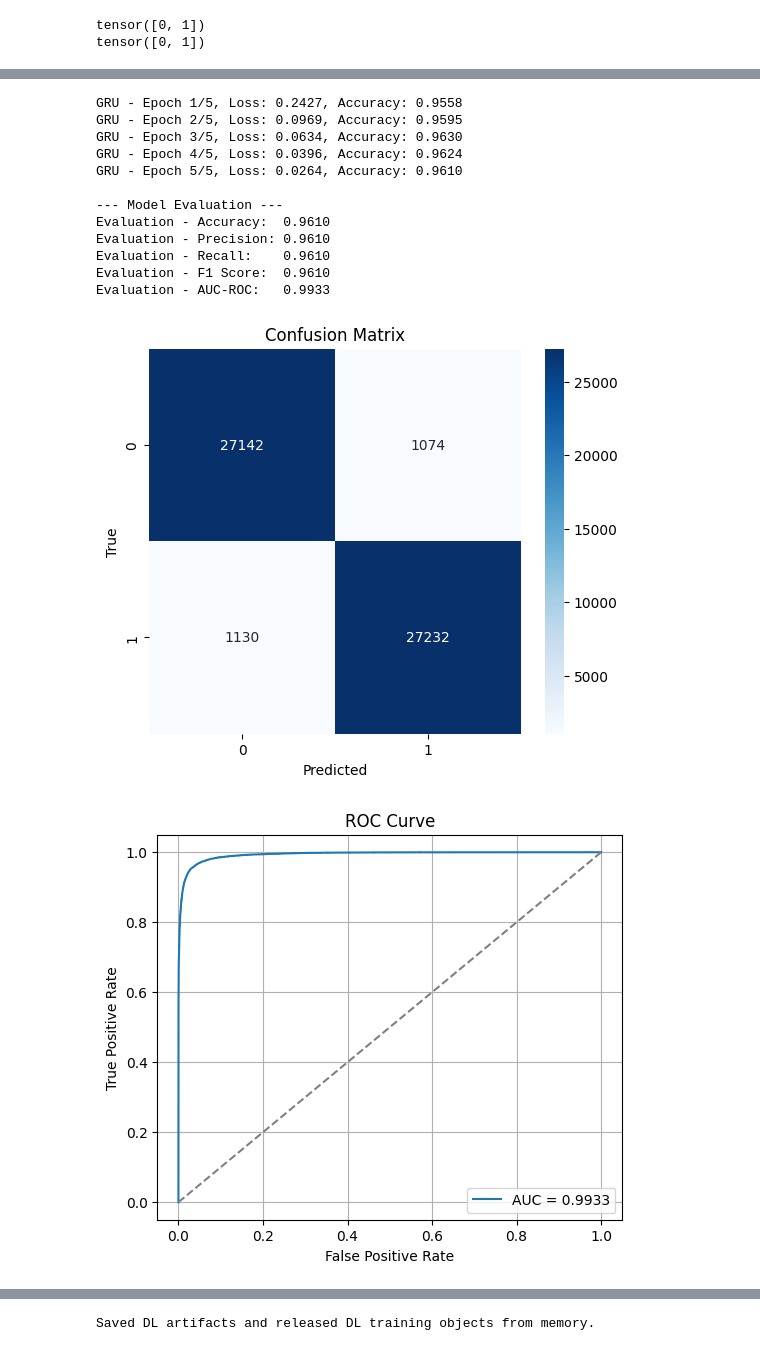
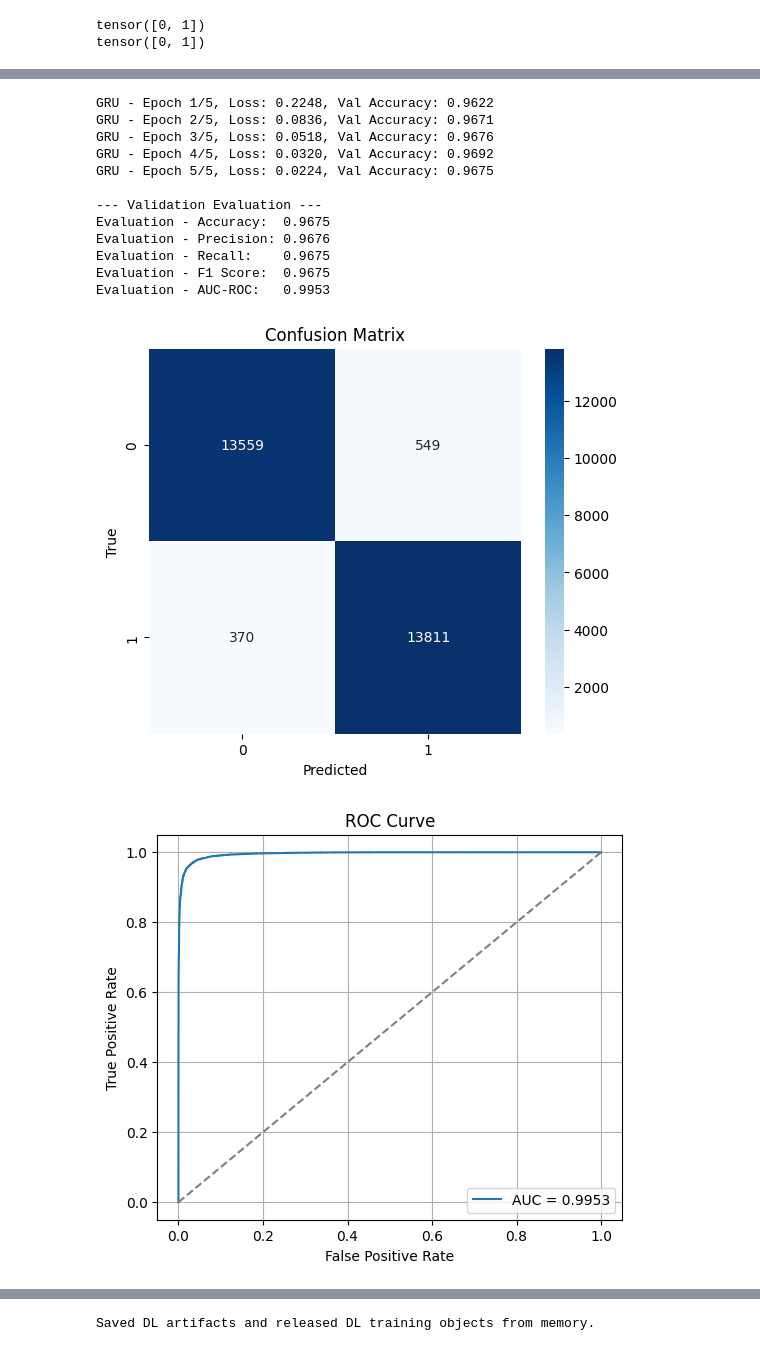
Before and after one commit to Youssef-Abdelshahid/AI-vs-Human-Text-Detection, a Jupyter notebook: AI_vs_Human_Text_Detection_Sentence.ipynb, the cells around one changed output, grey strips where cells are left out. Drawn from its saved outputs; the diff is of its cells as text; code cells hidden in the pictures.

```diff
--- a/AI_vs_Human_Text_Detection_Sentence.ipynb
+++ b/AI_vs_Human_Text_Detection_Sentence.ipynb
@@ -787,11 +795,11 @@ import gc
 
 Path('data').mkdir(exist_ok=True)
 MODEL_DATA_PATH = Path('data/sentence_model.pkl')
-modeling_df = df[['cleaned_text', 'source']].copy()
+modeling_df = df[['processed_text', 'source']].copy()
 modeling_df['source'] = modeling_df['source'].astype('int8')
 modeling_df.to_pickle(MODEL_DATA_PATH)
 
-heavy_columns = ['text', 'word_count', 'tokenized_text', 'viz_tokens_no_stopwords', 'lemmatized_text']
+heavy_columns = ['text', 'word_count', 'tokenized_text', 'viz_tokens', 'lemmatized_text', 'cleaned_text']
 df = modeling_df
 for name in ['modeling_df', 'all_tokens']:
     if name in globals():
@@ -811,14 +819,21 @@ The following section is designated for machine learning models.
 import gc
 
 MODEL_DATA_PATH = Path('data/sentence_model.pkl')
-required_columns = {'cleaned_text', 'source'}
+required_columns = {'processed_text', 'source'}
 
 if 'df' in globals() and required_columns.issubset(df.columns):
-    df = df[['cleaned_text', 'source']].copy()
+    df = df[['processed_text', 'source']].copy()
     df['source'] = df['source'].astype('int8')
     print('Using existing in-memory compact df; no file was read.')
 elif MODEL_DATA_PATH.exists():
     df = pd.read_pickle(MODEL_DATA_PATH)
+    if not required_columns.issubset(df.columns):
+        raise ValueError(
+            f'{MODEL_DATA_PATH} does not contain processed_text. '
+            'Run the preprocessing/save cell so tokenization and lemmatization are included.'
+        )
+    df = df[['processed_text', 'source']].copy()
+    df['source'] = df['source'].astype('int8')
     print('Loaded compact modeling data from:', MODEL_DATA_PATH)
 else:
     raise FileNotFoundError(
@@ -1449,13 +1476,14 @@ cnn_model = CNNModel(
     embed_dim=128,
     num_classes=num_classes_CNN
 ).to(device)
-trained_cnn, cnn_losses, cnn_accs = train_model(
+trained_cnn, cnn_losses, cnn_accs, cnn_val_metrics, cnn_test_metrics = train_model(
     cnn_model,
     train_loader,
+    val_loader,
     test_loader,
     device,
     model_name='TextCNN',
     epochs=5
 )
-dl_history = {'cnn': {'loss': cnn_losses, 'accuracy': cnn_accs}}
+dl_history = {'cnn': {'loss': cnn_losses, 'val_accuracy': cnn_accs, 'validation': cnn_val_metrics, 'test': cnn_test_metrics}}
 # %% [output]
@@ -1485,8 +1521,8 @@ bilstm_model = BiLSTMModel(
     hidden_dim=64,
     output_dim=num_classes_BiLSTM
 ).to(device)
-trained_bilstm, bilstm_losses, bilstm_accs = train_model(
-    bilstm_model, train_loader, test_loader, device, model_name='BI-LSTM', epochs=5
+trained_bilstm, bilstm_losses, bilstm_accs, bilstm_val_metrics, bilstm_test_metrics = train_model(
+    bilstm_model, train_loader, val_loader, test_loader, device, model_name='BI-LSTM', epochs=5
 )
-dl_history['bilstm'] = {'loss': bilstm_losses, 'accuracy': bilstm_accs}
+dl_history['bilstm'] = {'loss': bilstm_losses, 'val_accuracy': bilstm_accs, 'validation': bilstm_val_metrics, 'test': bilstm_test_metrics}
 # %% [output]
@@ -1509,27 +1553,27 @@ torch.save(trained_bilstm.state_dict(), dl_dir / 'sentence_bilstm.pt')
 # %%
 num_classes_GRU = df['source'].nunique()
 gru_model = GRUModel(
     vocab_size=vocab_size,
     embed_dim=128,
     gru_hidden_dim=128,
     num_classes=num_classes_GRU
 ).to(device)
-trained_gru, gru_losses, gru_accs = train_model(
-    gru_model, train_loader, test_loader, device, model_name='GRU', epochs=5
+trained_gru, gru_losses, gru_accs, gru_val_metrics, gru_test_metrics = train_model(
+    gru_model, train_loader, val_loader, test_loader, device, model_name='GRU', epochs=5
 )
-dl_history['gru'] = {'loss': gru_losses, 'accuracy': gru_accs}
+dl_history['gru'] = {'loss': gru_losses, 'val_accuracy': gru_accs, 'validation': gru_val_metrics, 'test': gru_test_metrics}
 # %% [output]
-GRU - Epoch 1/5, Loss: 0.2427, Accuracy: 0.9558
-GRU - Epoch 2/5, Loss: 0.0969, Accuracy: 0.9595
-GRU - Epoch 3/5, Loss: 0.0634, Accuracy: 0.9630
-GRU - Epoch 4/5, Loss: 0.0396, Accuracy: 0.9624
-GRU - Epoch 5/5, Loss: 0.0264, Accuracy: 0.9610
+GRU - Epoch 1/5, Loss: 0.2248, Val Accuracy: 0.9622
+GRU - Epoch 2/5, Loss: 0.0836, Val Accuracy: 0.9671
+GRU - Epoch 3/5, Loss: 0.0518, Val Accuracy: 0.9676
+GRU - Epoch 4/5, Loss: 0.0320, Val Accuracy: 0.9692
+GRU - Epoch 5/5, Loss: 0.0224, Val Accuracy: 0.9675
 
---- Model Evaluation ---
-Evaluation - Accuracy:  0.9610
-Evaluation - Precision: 0.9610
-Evaluation - Recall:    0.9610
-Evaluation - F1 Score:  0.9610
-Evaluation - AUC-ROC:   0.9933
+--- Validation Evaluation ---
+Evaluation - Accuracy:  0.9675
+Evaluation - Precision: 0.9676
+Evaluation - Recall:    0.9675
+Evaluation - F1 Score:  0.9675
+Evaluation - AUC-ROC:   0.9953
-[figure, old version]
+[figure, new version]
-[figure, old version]
+[figure, new version]
```
Also changed, not shown: parts of 30 cells of this notebook, 4 other files.
